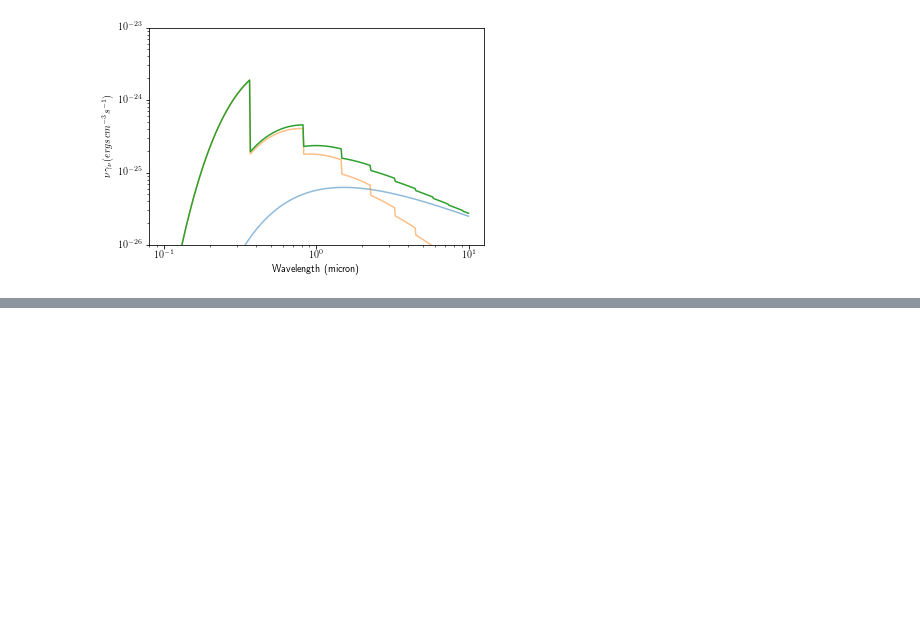
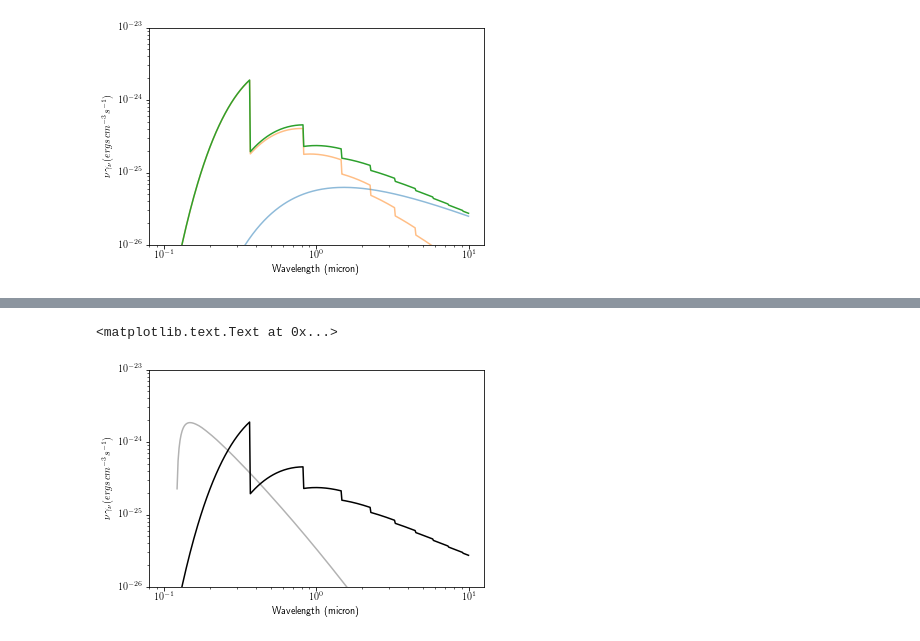
Before and after one commit to goyarzun/RadiationProject, a Jupyter notebook: Get Out.ipynb, the cells around one changed output, grey strips where cells are left out. Cells and saved outputs as stored; diff of their text form; code cells hidden in the pictures; blank space fills up the shorter version.

```diff
--- a/Get Out.ipynb
+++ b/Get Out.ipynb
@@ -297,0 +336,10 @@ mpf('1.2004007302518234e-28')
+# %%
+plt.loglog(3e14 / np.logspace(np.log10(3e13), np.log10(3e15), 400),
+           np.array(test2) + np.pi * np.array(test3), 'k')
+plt.loglog(3E14/np.logspace(np.log10(1.23e14),np.log10(2.467e15),200), nu_arr*gamma_nu_arr, 'k',alpha=.3)
+plt.ylim(1e-26, 1e-23)
+plt.ylabel(r'\nu \gamma_{\nu} (ergs \, cm^{-3}s^{-1})')
+plt.xlabel('Wavelength (micron)')
+# %% [output]
+<matplotlib.text.Text at 0x...>
+[figure, added]
```
Also changed, not shown: parts of 21 cells of this notebook, 1 other file.
